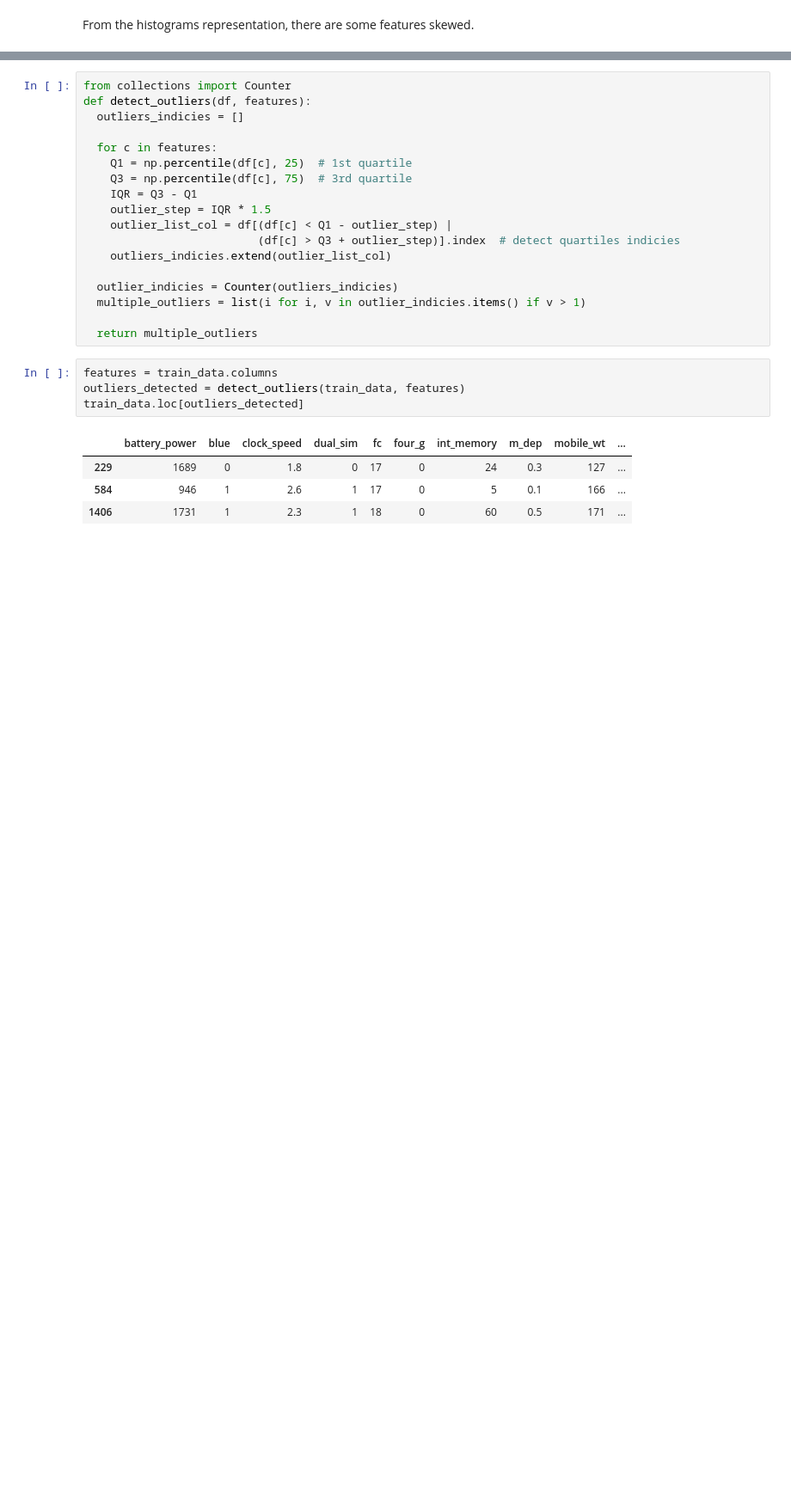
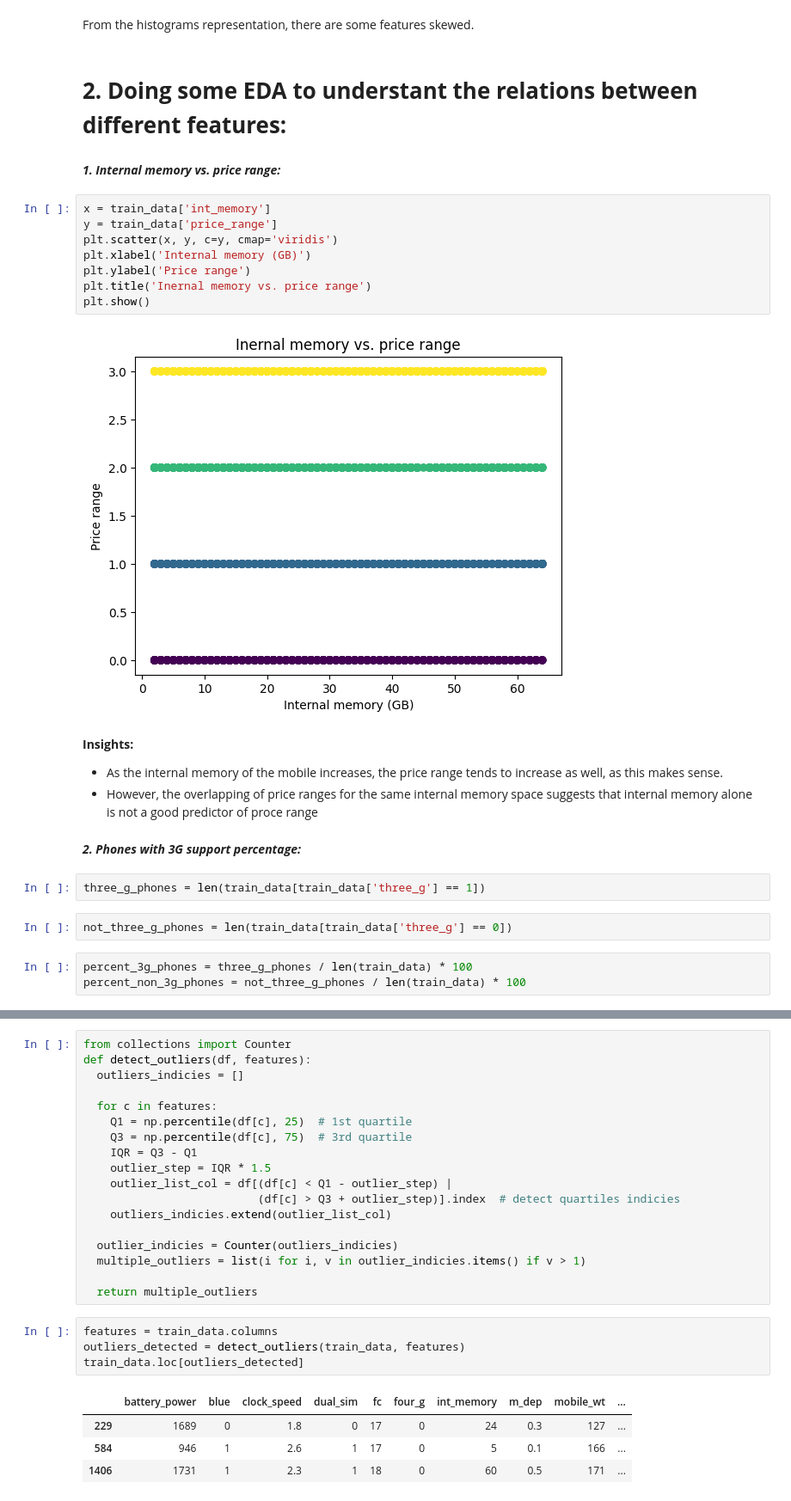
Before and after one commit to HendEmad/Mobile_price_prediction, a Jupyter notebook: notebooks/price_prediction.ipynb, the cells around one changed output, grey strips where cells are left out. Shown at 86% size. Drawn from its saved outputs; the diff is of its cells as text; blank space fills up the shorter version.

```diff
--- a/notebooks/price_prediction.ipynb
+++ b/notebooks/price_prediction.ipynb
@@ -243,3 +243,31 @@ plt.show()
 [figure]
 # %% [markdown]
 From the histograms representation, there are some features skewed.
+# %% [markdown]
+# **2. Doing some EDA to understant the relations between different features:**
+# %% [markdown]
+***1. Internal memory vs. price range:***
+# %%
+x = train_data['int_memory']
+y = train_data['price_range']
+plt.scatter(x, y, c=y, cmap='viridis')
+plt.xlabel('Internal memory (GB)')
+plt.ylabel('Price range')
+plt.title('Inernal memory vs. price range')
+plt.show()
+# %% [output]
+[figure, added]
+# %% [markdown]
+**Insights:**
+
+- As the internal memory of the mobile increases, the price range tends to increase as well, as this makes sense.
+- However, the overlapping of price ranges for the same internal memory space suggests that internal memory alone is not a good predictor of proce range
+# %% [markdown]
+***2. Phones with 3G support percentage:***
+# %%
+three_g_phones = len(train_data[train_data['three_g'] == 1])
+# %%
+not_three_g_phones = len(train_data[train_data['three_g'] == 0])
+# %%
+percent_3g_phones = three_g_phones / len(train_data) * 100
+percent_non_3g_phones = not_three_g_phones / len(train_data) * 100
```
Also changed, not shown: parts of 59 cells of this notebook.
